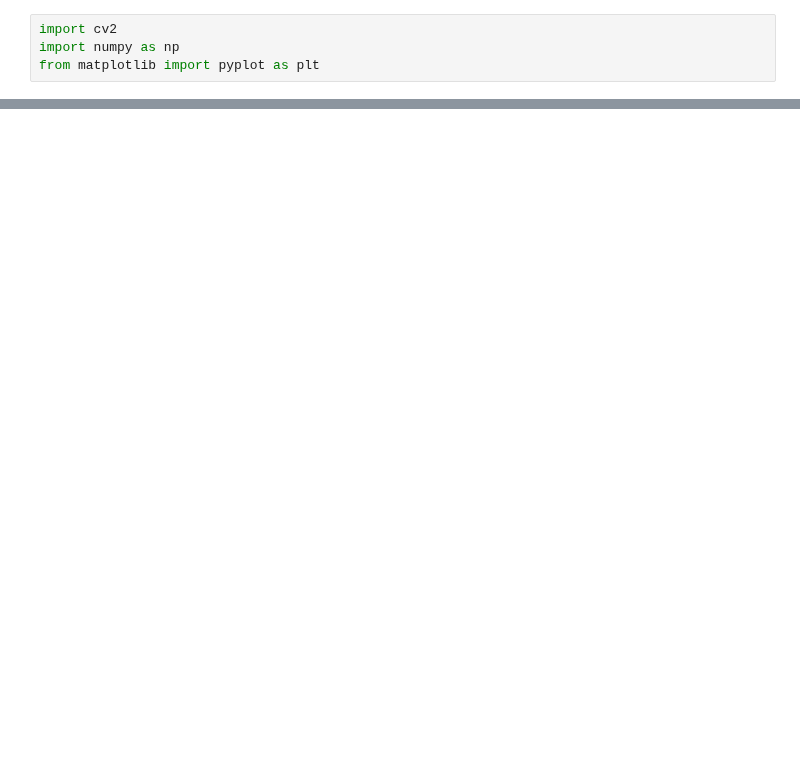
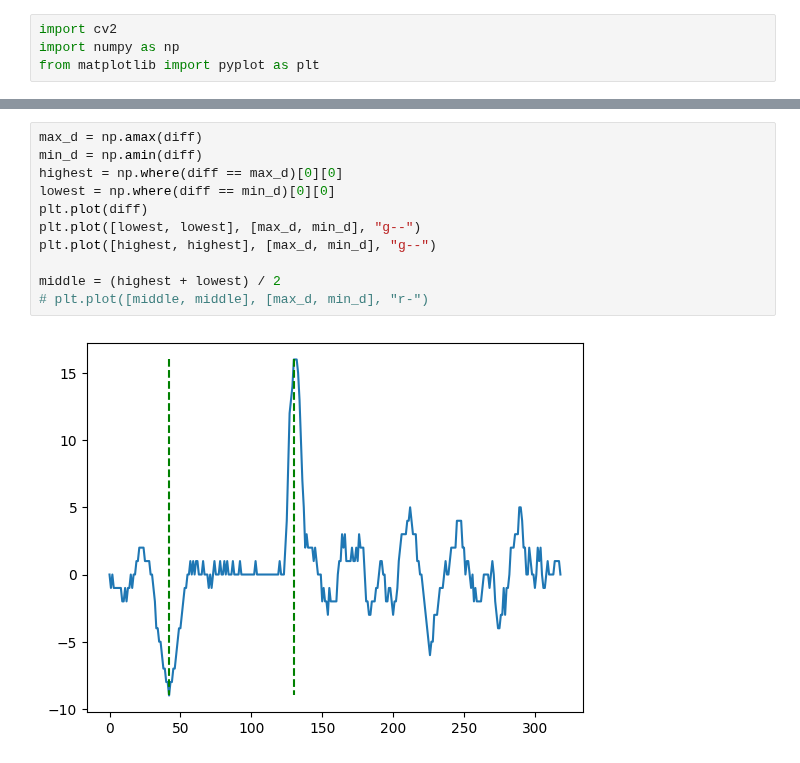
Before and after one commit to PacktPublishing/Learn-Robotics-Programming-3rd-edition, a Jupyter notebook: chapter-15/experiments/line-detection.ipynb, the cells around one changed output, grey strips where cells are left out. Cells and saved outputs as stored; diff of their text form; blank space fills up the shorter version.

```diff
--- a/chapter-15/experiments/line-detection.ipynb
+++ b/chapter-15/experiments/line-detection.ipynb
@@ -145,0 +48,13 @@ Detected line is too small
+# %%
+max_d = np.amax(diff)
+min_d = np.amin(diff)
+highest = np.where(diff == max_d)[0][0]
+lowest = np.where(diff == min_d)[0][0]
+plt.plot(diff)
+plt.plot([lowest, lowest], [max_d, min_d], "g--")
+plt.plot([highest, highest], [max_d, min_d], "g--")
+
+middle = (highest + lowest) / 2
+# plt.plot([middle, middle], [max_d, min_d], "r-")
+# %% [output]
+[figure, added]
```
Also changed, not shown: parts of 20 cells of this notebook.
